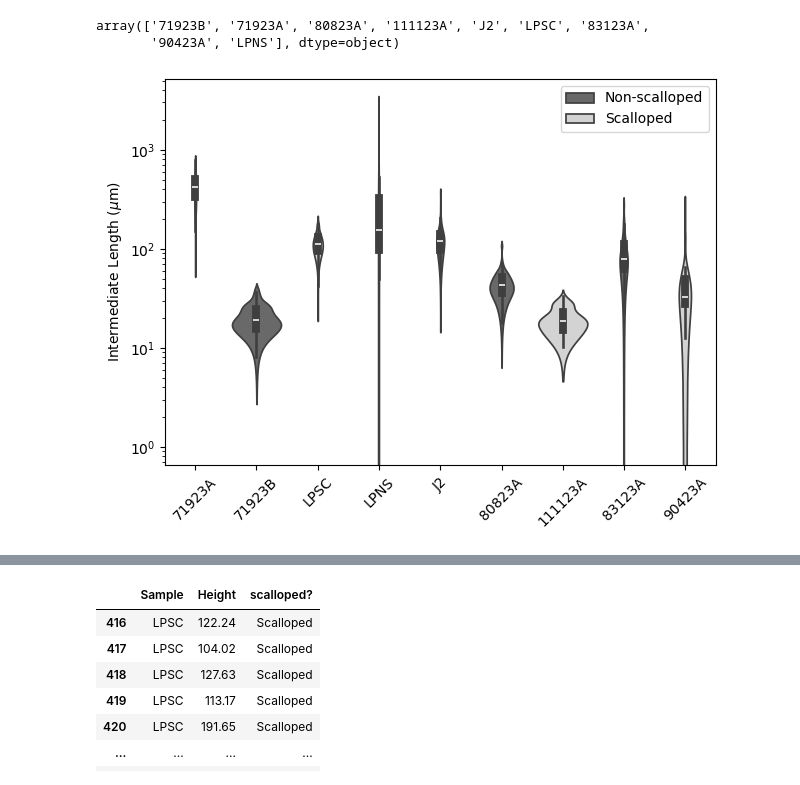
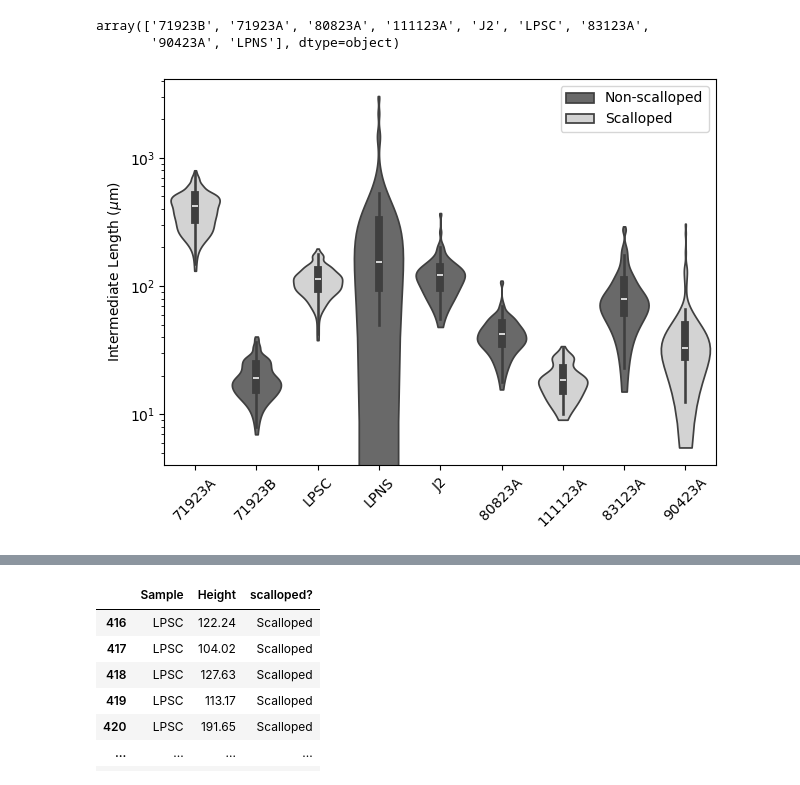
Before and after one commit to ethanoleson/Scallop_code, a Jupyter notebook: grain_size/grain_size.ipynb, the cells around one changed output, grey strips where cells are left out. Saved outputs shown, nothing was run; the diff lists cells and outputs as text; code cells hidden in the pictures.

Commit message:
log kde to fix violin plots

```diff
--- a/grain_size/grain_size.ipynb
+++ b/grain_size/grain_size.ipynb
@@ -379,14 +380,17 @@ array(['71923B', '71923A', '80823A', '111123A', 'J2', 'LPSC', '83123A',
 violinplot_pallete = {"Scalloped": "lightgray", "Non-scalloped": "dimgray"}
 # %%
 fig, ax = plt.subplots()
-sns.violinplot(violin_data, y = 'Height', x = 'Sample', ax= ax, hue= 'scalloped?',palette= violinplot_pallete, dodge=False, order=['71923A', '71923B', 'LPSC', 'LPNS', 'J2', '80823A', '111123A', '83123A', '90423A' ])
+sns.violinplot(violin_data, y = 'Height', x = 'Sample',
+               ax= ax, density_norm='width',hue= 'scalloped?',
+               palette= violinplot_pallete, dodge=False, bw_adjust=0.75, cut=0.5,
+               order=['71923A', '71923B', 'LPSC', 'LPNS', 'J2', '80823A', '111123A', '83123A', '90423A' ])
 plt.xticks(rotation = 45)
 ax.set_xlabel('')
-ax.set_ylabel('Intermediate Length ($\mu$m)')
+ax.set_ylabel(r'Intermediate Length ($\mu$m)')
 plt.legend(title = '')
 ax.set_yscale('log')
 plt.tight_layout()
 plt.savefig('grain_size_violin_plots.png', dpi =600, bbox_inches = 'tight' )
 plt.show()
 # %% [output]
-[figure, old version]
+[figure, new version]
```
Also changed, not shown: parts of 3 cells of this notebook, 1 other file.
